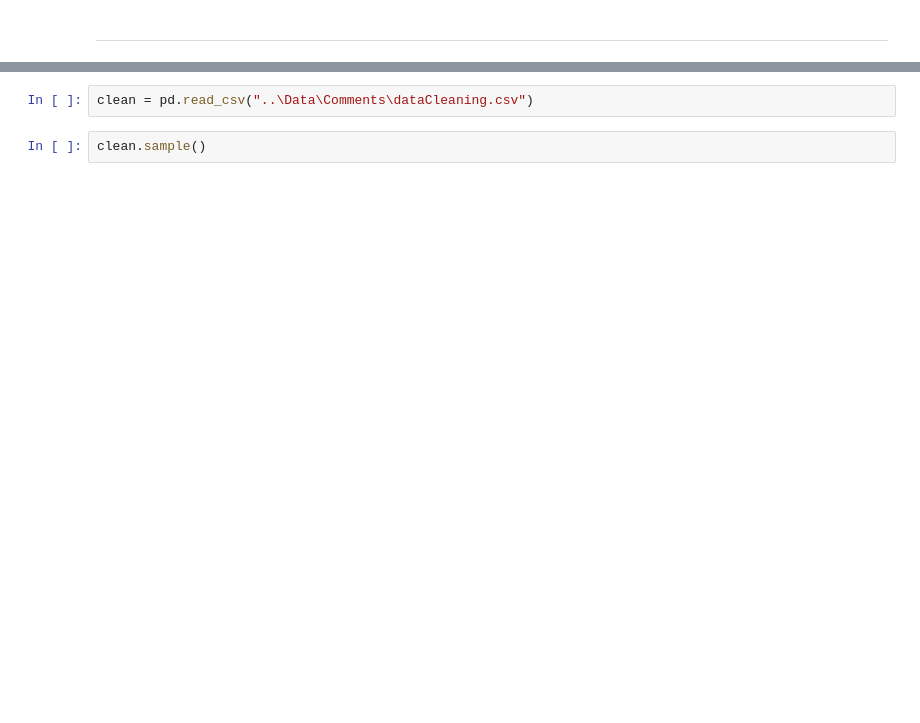
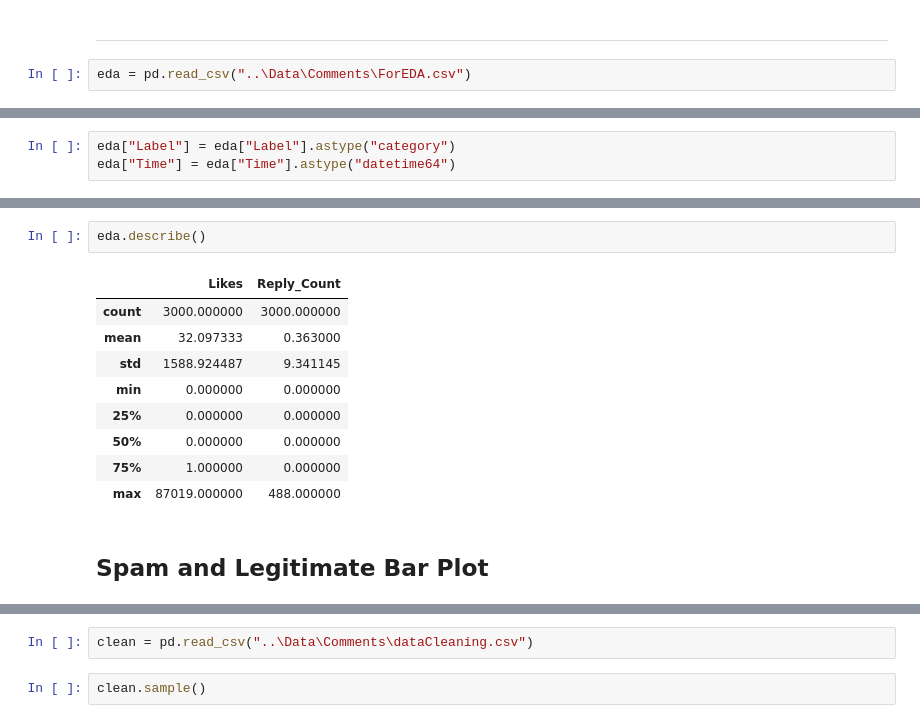
Before and after one commit to dewirizki/CommentsDetection, a Jupyter notebook: Code/EDA.ipynb, the cells around one changed output, grey strips where cells are left out. Drawn from its saved outputs; the diff is of its cells as text; blank space fills up the shorter version.

Commit message:
update code + data + FE

```diff
--- a/Code/modeling.ipynb
+++ b/Code/EDA.ipynb
@@ -11,3 +13,5 @@ import plotly.express as px
 import warnings; warnings.simplefilter('ignore')
 # %% [markdown]
 -------------------------------------
+# %%
+eda = pd.read_csv("..\Data\Comments\ForEDA.csv")
@@ -13,0 +38,3 @@ import warnings; warnings.simplefilter('ignore')
+# %%
+eda["Label"] = eda["Label"].astype("category")
+eda["Time"] = eda["Time"].astype("datetime64")
@@ -13,0 +46,14 @@ import warnings; warnings.simplefilter('ignore')
+# %%
+eda.describe()
+# %% [output]
+|  | Likes | Reply_Count |
+| count | 3000.000000 | 3000.000000 |
+| mean | 32.097333 | 0.363000 |
+| std | 1588.924487 | 9.341145 |
+| min | 0.000000 | 0.000000 |
+| 25% | 0.000000 | 0.000000 |
+| 50% | 0.000000 | 0.000000 |
+| 75% | 1.000000 | 0.000000 |
+| max | 87019.000000 | 488.000000 |
+# %% [markdown]
+## Spam and Legitimate Bar Plot
```
Also changed, not shown: parts of 24 cells of this notebook, 8 other files.
